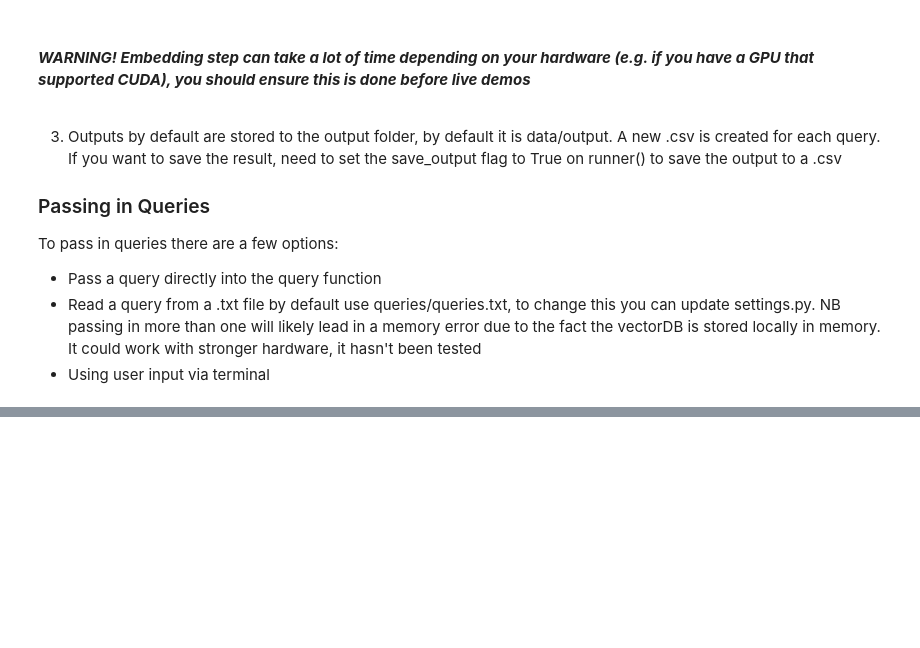
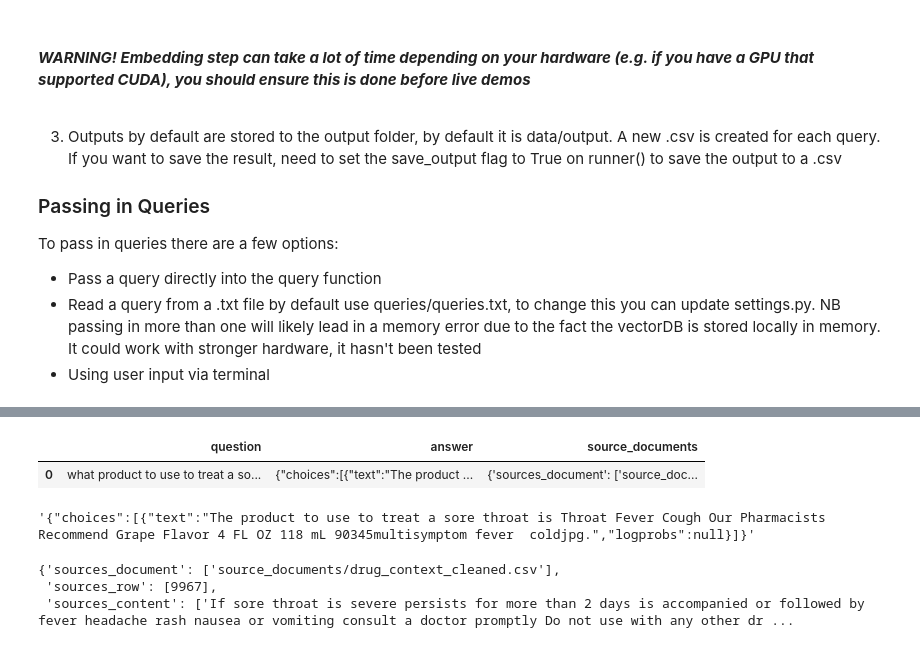
Before and after one commit to dusvyat/privateGPT, a Jupyter notebook: question_answer.ipynb, the cells around one changed output, grey strips where cells are left out. Cells and saved outputs as stored; diff of their text form; code cells hidden in the pictures; blank space fills up the shorter version.

Commit message:
now working with writer api end point
hf inference api - having issues downstream with deploying palmyra-base

```diff
--- a/question_answer.ipynb
+++ b/question_answer.ipynb
@@ -105,0 +128,7 @@ answers_df['source_documents'][0]
+# %%
+### Query Only using writer LLM deployed as inference endpoint - for this to work you will have needed to run the above cell successfully ###
+
+
+query="what product to use to treat a sore throat"
+runner = Runner(config_name="hf_config.yml")
+answers_df = runner.run(query=query, preprocess=False,ingest=False,save_output=False)
@@ -105,0 +146,15 @@ answers_df['source_documents'][0]
+# %%
+answers_df
+# %% [output]
+|  | question | answer | source_documents |
+| 0 | what product to use to treat a so... | {"choices":[{"text":"The product ... | {'sources_document': ['source_doc... |
+# %%
+answers_df['answer'][0]
+# %% [output]
+'{"choices":[{"text":"The product to use to treat a sore throat is Throat Fever Cough Our Pharmacists Recommend Grape Flavor 4 FL OZ 118 mL 90345multisymptom fever  coldjpg.","logprobs":null}]}'
+# %%
+answers_df['source_documents'][0]
+# %% [output]
+{'sources_document': ['source_documents/drug_context_cleaned.csv'],
+ 'sources_row': [9967],
+ 'sources_content': ['If sore throat is severe persists for more than 2 days is accompanied or followed by fever headache rash nausea or vomiting consult a doctor promptly Do not use with any other dr ...
```
Also changed, not shown: parts of 7 cells of this notebook, 11 other files.
